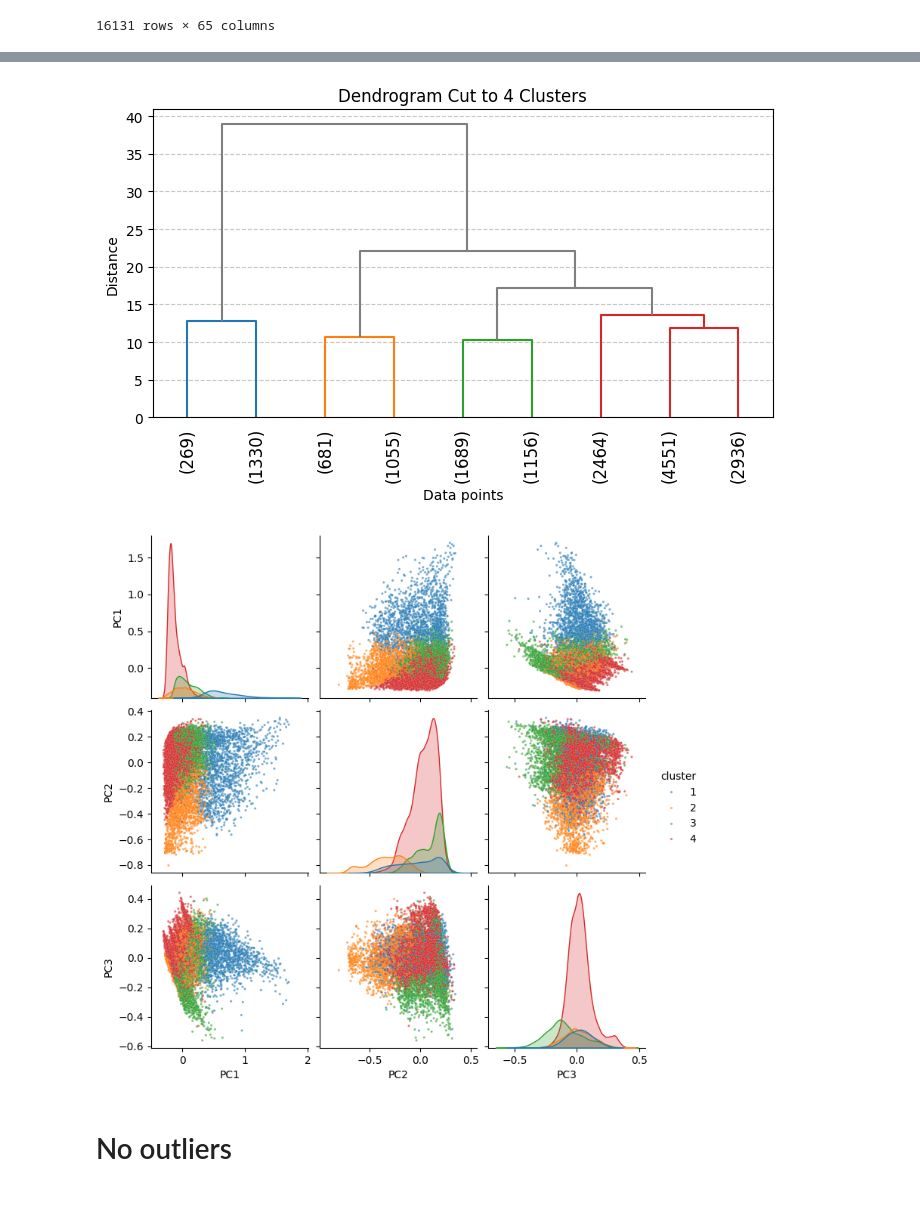
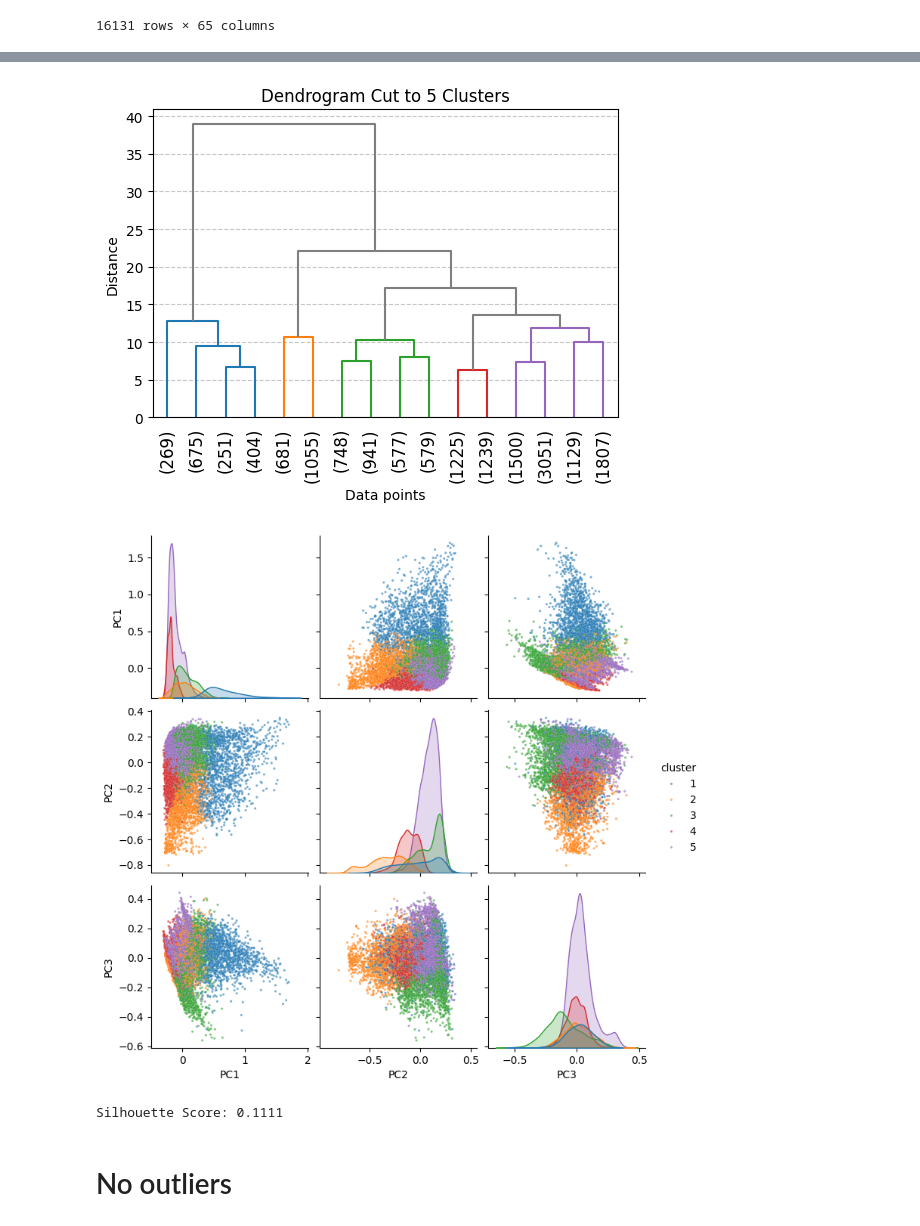
Before and after one commit to ChefBB/data_mining_1, a Jupyter notebook: code/hierarchical_clust_final.ipynb, the cells around one changed output, grey strips where cells are left out. Cells and saved outputs as stored; diff of their text form; code cells hidden in the pictures.

Commit message:
hierarchical final + silhouette scores for different linkage methods

```diff
--- a/code/hierarchical_clust_final.ipynb
+++ b/code/hierarchical_clust_final.ipynb
@@ -77,7 +83,7 @@ clustering = AgglomerativeClustering(
     n_clusters=None, distance_threshold=0, linkage='ward')
 model = clustering.fit(data_scaled)
 # %%
-n_clusters = 4  # Adjust based on your dataset
+n_clusters = 5  # Adjust based on your dataset
 # %%
 import numpy as np
 from scipy.cluster.hierarchy import fcluster
@@ -156,36 +192,40 @@ def _color_func(linkage_matrix, cluster_labels):
 # %%
 from scipy.cluster.hierarchy import linkage, dendrogram
 
 # Step 4: Compute the distance at which the 4th cluster is formed
 # When there are 4 clusters left, the previous merge distance gives that threshold
 distance_at_4th_cluster = linkage_matrix[-(n_clusters-2), 2]
 
+# 10.08 for ward (4 clusters)
+# 1.25 for complete
+# single sucks
+# average sucks
 clusters_at_threshold = fcluster(
-    linkage_matrix, t=10.08, criterion='distance')
+    linkage_matrix, t=6, criterion='distance')
 
 # Count how many unique clusters exist at this threshold
 num_clusters = len(np.unique(clusters_at_threshold))
 
 
 # Step 4: Plot dendrogram
-plt.figure(figsize=(8, 4))
+plt.figure(figsize=(6, 4))
 dendrogram(
     linkage_matrix,
     color_threshold=distance_at_4th_cluster,
     link_color_func=_color_func(linkage_matrix, labels),
     truncate_mode='lastp',
     p=num_clusters,
 )
 plt.xlabel("Data points")
 plt.ylabel("Distance")
 plt.xticks(rotation=90)
 plt.title(f"Dendrogram Cut to {n_clusters} Clusters")
 # plt.yscale('log')
 # plt.grid(axis='both')
 plt.grid(axis='y', linestyle='--', alpha=0.7)
 plt.show()
 # %% [output]
-[figure, old version]
+[figure, new version]
 # %%
 from sklearn.decomposition import PCA
 
@@ -219,6 +259,14 @@ def plot_pca_hierarchical(data_pca):
 
 plot_pca_hierarchical(data_pca)
 # %% [output]
-[figure, old version]
+[figure, new version]
+# %%
+from sklearn.metrics import silhouette_score
+
+# Compute the silhouette score for the current clustering
+sil_score = silhouette_score(data_scaled, labels)
+print(f"Silhouette Score: {sil_score:.4f}")
+# %% [output]
+Silhouette Score: 0.1111
 # %% [markdown]
 # No outliers
```
Also changed, not shown: parts of 8 cells of this notebook, 11 other files.
